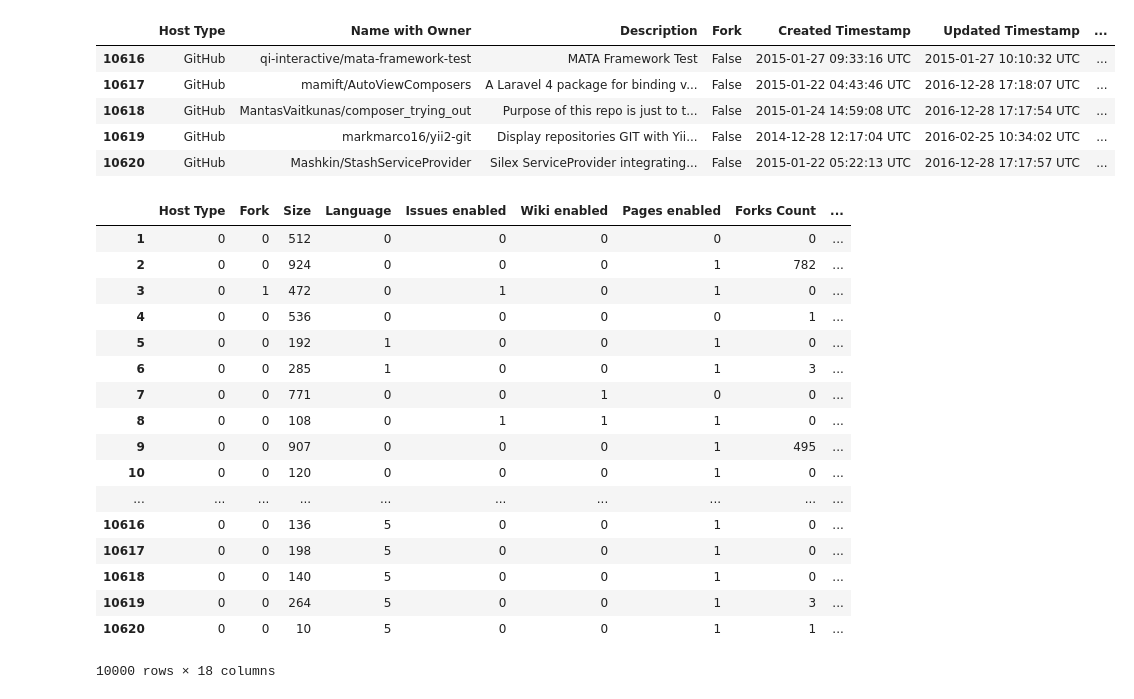
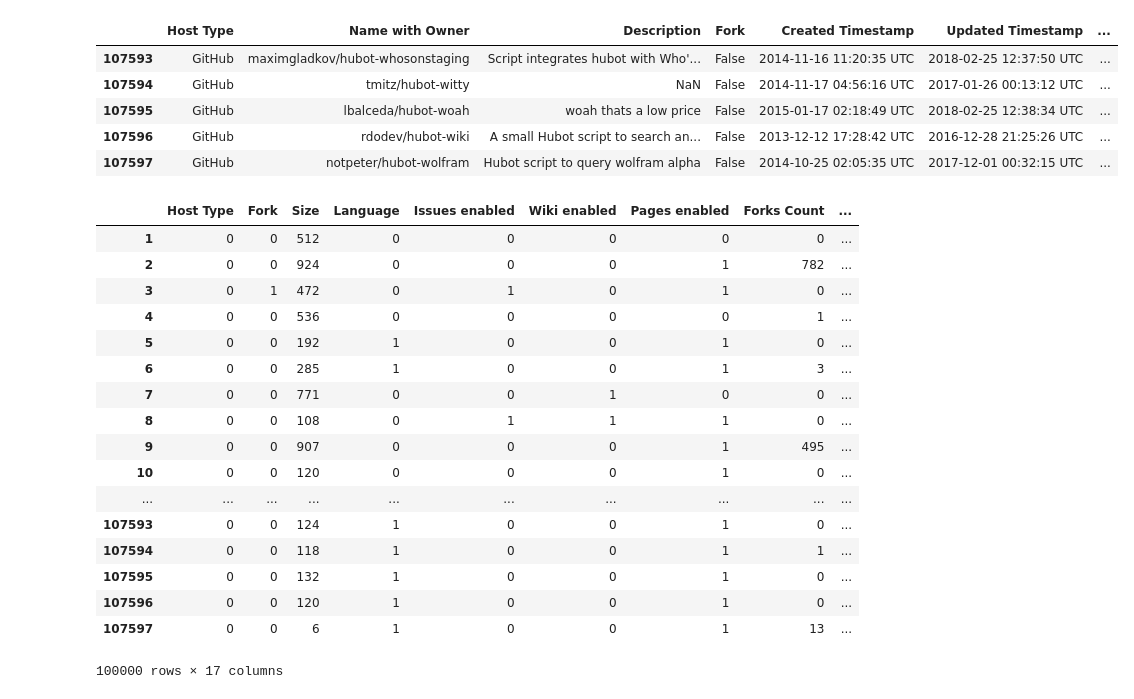
Before and after one commit to datascienceproject2019-codescoop/codescoop-models, a Jupyter notebook: srcModels/RegressionLibrariesIOdata.ipynb, the cells around one changed output. Cells and saved outputs as stored; diff of their text form; code cells hidden in the pictures.

```diff
--- a/srcModels/RegressionLibrariesIOdata.ipynb
+++ b/srcModels/RegressionLibrariesIOdata.ipynb
@@ -22,23 +27,23 @@ repos =                 path + "repositories-1.2.0-2018-03-12.csv"
 repos_depend =          path + "repository_dependencies-1.2.0-2018-03-12.csv"
 tags =                  path + "Libraries.io-open-data-1.0.1/tags-1.0.0-2017-06-15.csv"
 # %%
-data = pd.read_csv(repos, usecols=[1,2,3,4,5,6,7,8,9,10,11,12,13,14,15,16,17,18,19,20,21,22,23,24,25,26,27,28,29,30,31,32,33,34,35,36,37,38]
-                   ,nrows=10000)
+data = pd.read_csv(repos, usecols=[1,2,3,4,5,6,7,8,9,10,11,12,13,14,15,16,17,18,19,20,21,22,23,24,25,26,27,28,29,30,31,32,33,34,35,36,37,38],
+                   nrows = 100000)
 data.tail()
 # %% [output]
 |  | Host Type | Name with Owner | Description | Fork | Created Timestamp | Updated Timestamp | ... |
-| 10616 | GitHub | qi-interactive/mata-framework-test | MATA Framework Test | False | 2015-01-27 09:33:16 UTC | 2015-01-27 10:10:32 UTC | ... |
-| 10617 | GitHub | mamift/AutoViewComposers | A Laravel 4 package for binding v... | False | 2015-01-22 04:43:46 UTC | 2016-12-28 17:18:07 UTC | ... |
-| 10618 | GitHub | MantasVaitkunas/composer_trying_out | Purpose of this repo is just to t... | False | 2015-01-24 14:59:08 UTC | 2016-12-28 17:17:54 UTC | ... |
-| 10619 | GitHub | markmarco16/yii2-git | Display repositories GIT with Yii... | False | 2014-12-28 12:17:04 UTC | 2016-02-25 10:34:02 UTC | ... |
-| 10620 | GitHub | Mashkin/StashServiceProvider | Silex ServiceProvider integrating... | False | 2015-01-22 05:22:13 UTC | 2016-12-28 17:17:57 UTC | ... |
+| 107593 | GitHub | maximgladkov/hubot-whosonstaging | Script integrates hubot with Who'... | False | 2014-11-16 11:20:35 UTC | 2018-02-25 12:37:50 UTC | ... |
+| 107594 | GitHub | tmitz/hubot-witty | NaN | False | 2014-11-17 04:56:16 UTC | 2017-01-26 00:13:12 UTC | ... |
+| 107595 | GitHub | lbalceda/hubot-woah | woah thats a low price | False | 2015-01-17 02:18:49 UTC | 2018-02-25 12:38:34 UTC | ... |
+| 107596 | GitHub | rdodev/hubot-wiki | A small Hubot script to search an... | False | 2013-12-12 17:28:42 UTC | 2016-12-28 21:25:26 UTC | ... |
+| 107597 | GitHub | notpeter/hubot-wolfram | Hubot script to query wolfram alpha | False | 2014-10-25 02:05:35 UTC | 2017-12-01 00:32:15 UTC | ... |
 # %%
 def gnumeric_func (data, columns):
     data[columns] = data[columns].apply(lambda x: pd.factorize(x)[0])
     return data
 # %%
 #getting the explanatory variables, and changing categorial values to dummies
-droplist = ['Description', 'Name with Owner', 'Created Timestamp', "Updated Timestamp", 'Last pushed Timestamp', 'Homepage URL', 'Mirror URL', 'UUID', 'Last Synced Timestamp','Fork Source Name with Owner', 'Changelog filename', 'Contributing guidelines filename', 'License filename','Code of Conduct filename', 'Security Threat Model filename', 'Security Audit filename', 'SCM type', 'Logo URL', 'Keywords', 'Stars Count' ]
+droplist = ['SourceRank','Description', 'Name with Owner', 'Created Timestamp', "Updated Timestamp", 'Last pushed Timestamp', 'Homepage URL', 'Mirror URL', 'UUID', 'Last Synced Timestamp','Fork Source Name with Owner', 'Changelog filename', 'Contributing guidelines filename', 'License filename','Code of Conduct filename', 'Security Threat Model filename', 'Security Audit filename', 'SCM type', 'Logo URL', 'Keywords', 'Stars Count' ]
 factorizelist = ['Host Type', 'Fork', 'Language', 'Issues enabled', 'Wiki enabled', 'Pages enabled', 'License', 'Readme filename', 'Default branch', 'Status', 'Display Name', 'Pull requests enabled']
 datax = data.drop(droplist, axis=1 )
 
@@ -57,12 +62,12 @@ datax
 | 9 | 0 | 0 | 907 | 0 | 0 | 0 | 1 | 495 | ... |
 | 10 | 0 | 0 | 120 | 0 | 0 | 0 | 1 | 0 | ... |
 | ... | ... | ... | ... | ... | ... | ... | ... | ... | ... |
-| 10616 | 0 | 0 | 136 | 5 | 0 | 0 | 1 | 0 | ... |
-| 10617 | 0 | 0 | 198 | 5 | 0 | 0 | 1 | 0 | ... |
-| 10618 | 0 | 0 | 140 | 5 | 0 | 0 | 1 | 0 | ... |
-| 10619 | 0 | 0 | 264 | 5 | 0 | 0 | 1 | 3 | ... |
-| 10620 | 0 | 0 | 10 | 5 | 0 | 0 | 1 | 1 | ... |
+| 107593 | 0 | 0 | 124 | 1 | 0 | 0 | 1 | 0 | ... |
+| 107594 | 0 | 0 | 118 | 1 | 0 | 0 | 1 | 1 | ... |
+| 107595 | 0 | 0 | 132 | 1 | 0 | 0 | 1 | 0 | ... |
+| 107596 | 0 | 0 | 120 | 1 | 0 | 0 | 1 | 0 | ... |
+| 107597 | 0 | 0 | 6 | 1 | 0 | 0 | 1 | 13 | ... |
-10000 rows × 18 columns
+100000 rows × 17 columns
 # %%
 # This code demonstrates how to use lasso regression for choosing optimal variables
 # for a linear model.
```
Also changed, not shown: parts of 4 cells of this notebook.
